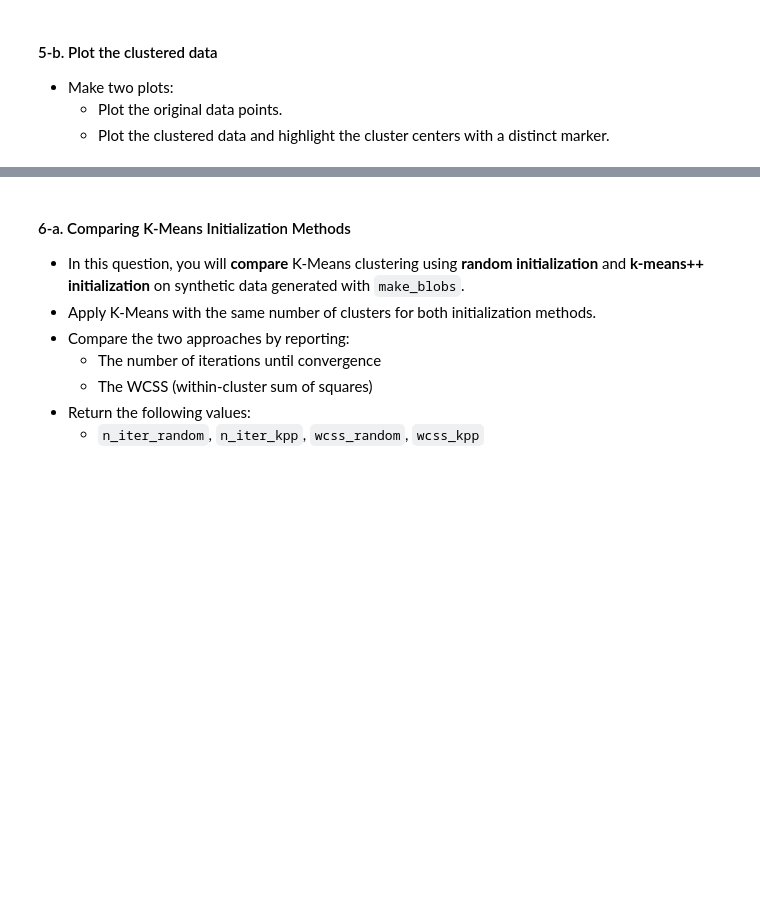
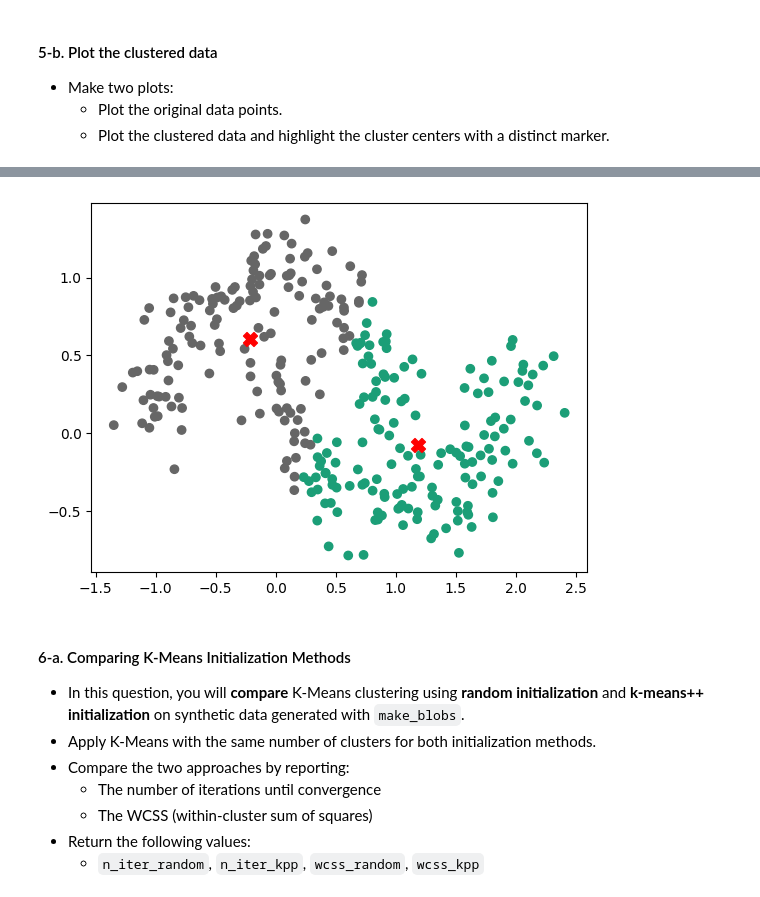
Before and after one commit to cmoore97/DS701, a Jupyter notebook: homework04/assignment4.ipynb, the cells around one changed output, grey strips where cells are left out. Saved outputs shown, nothing was run; the diff lists cells and outputs as text; code cells hidden in the pictures; blank space fills up the shorter version.

```diff
--- a/homework04/assignment4.ipynb
+++ b/homework04/assignment4.ipynb
@@ -159,3 +185,18 @@ grader.check("q5a")
+# %%
+# Now plot the k-means clustering results with the cluster centers highlighted.
+
+y_kmeans, y_true, ari, X, y_true, centers = ans5a()
+
+cmap = plt.get_cmap('Dark2', 4)
+
+plt.scatter(X[:,0], X[:,1], c=y_kmeans, cmap=cmap)
+
+for i,j in centers:
+    plt.scatter(i, j, s=100, c='red', marker='X')
+
+plt.show()
+# %% [output]
+[figure, added]
 # %% [markdown]
 <!-- END QUESTION -->
 
```
Also changed, not shown: parts of 16 cells of this notebook, 1 other file.
